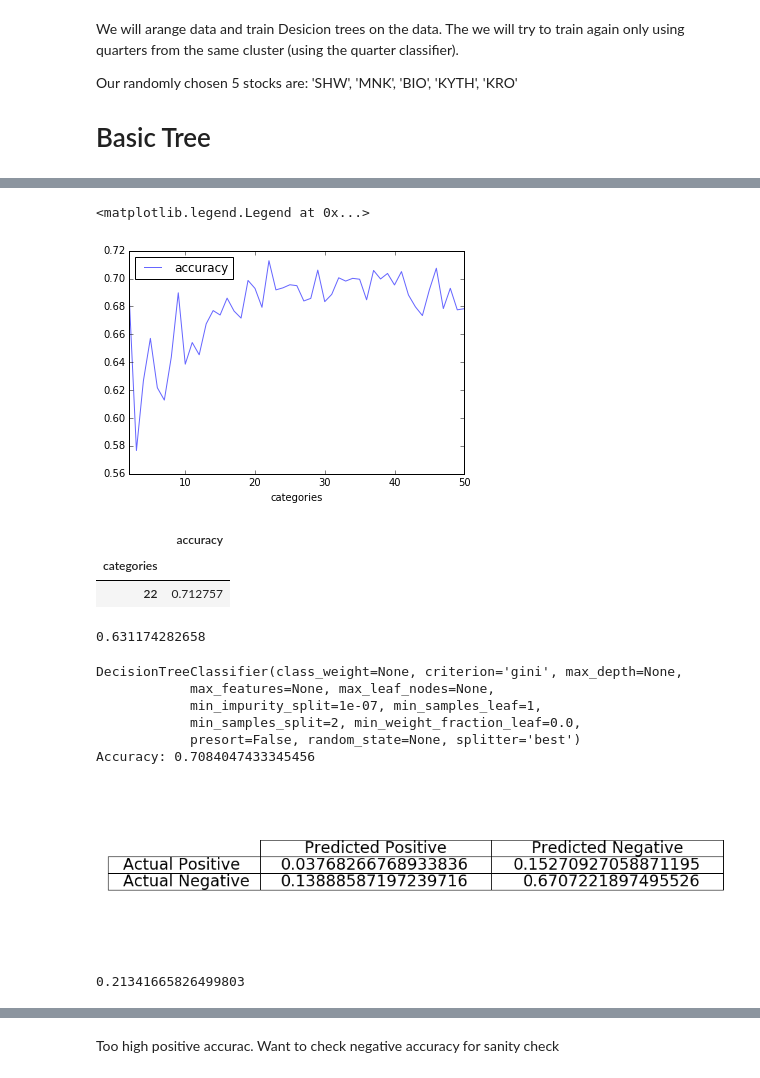
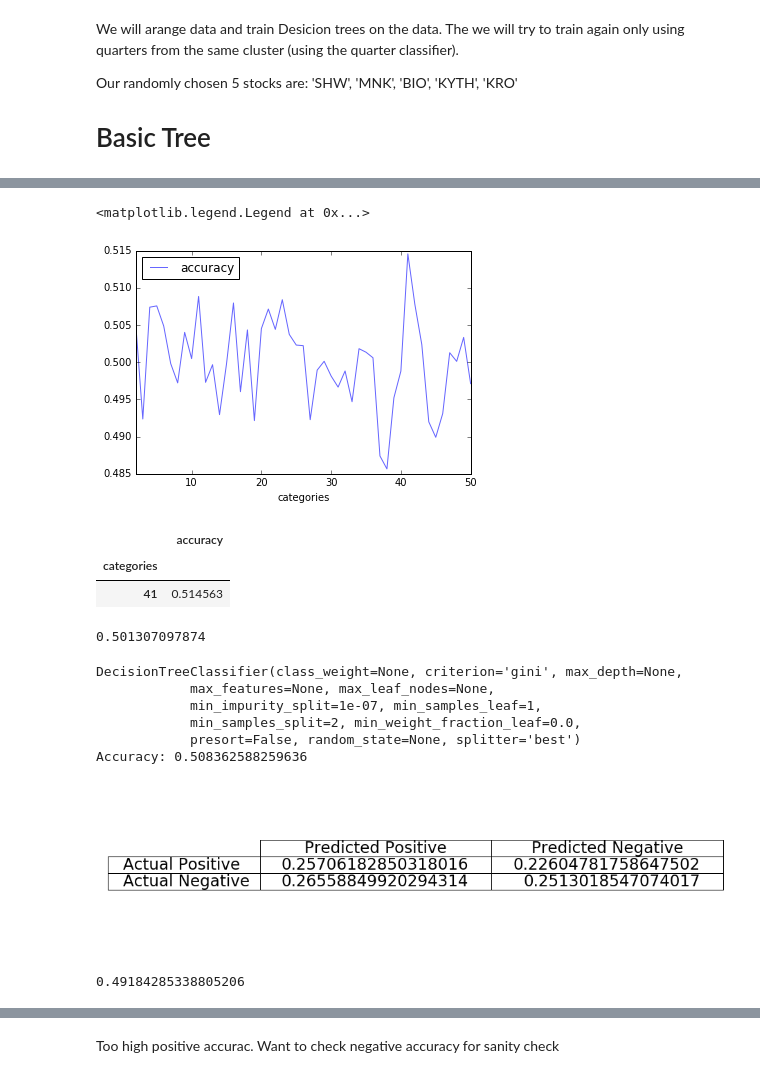
Before and after one commit to eytans/Stockifier, a Jupyter notebook: Decision Tree.ipynb, the cells around one changed output, grey strips where cells are left out. Drawn from its saved outputs; the diff is of its cells as text; code cells hidden in the pictures.

Commit message:
Final commit. fixed classifiers multiprocessing. finished trees notebook
Signed-off-by: Eytan Singher <eytan.singher@gmail.com>

```diff
--- a/Decision Tree.ipynb
+++ b/Decision Tree.ipynb
@@ -28,7 +28,7 @@ ld = LearningData()
 # %%
 stock_names = ('SHW', 'MNK', 'BIO', 'KYTH', 'KRO')
 logging.getLogger().setLevel(logging.ERROR)
-stocks = [TrainingData(sn, ld=ld).add_history(10).set_threshold(0.8).get() for sn in stock_names]
+stocks = [TrainingData(sn, ld=ld).add_history(10).get() for sn in stock_names]
 # %%
 import os
 print("Samples per stock:")
@@ -106,13 +106,13 @@ res.plot(kind='line', label='accuracy', alpha=alpha)
 plt.legend(loc='best')
 # %% [output]
 <matplotlib.legend.Legend at 0x...>
-[figure, old version]
+[figure, new version]
 # %%
 res.loc[res['accuracy'].apply(lambda r: r == res.accuracy.max())]
 # %% [output]
 |  | accuracy |
 | categories |  |
-| 22 | 0.712757 |
+| 41 | 0.514563 |
 # %%
 from sklearn.tree import DecisionTreeClassifier
 
@@ -122,25 +122,25 @@ accs = [cm.accuracy for cm in taccs.values()]
 accs.sort()
 print(sum(accs)/5.)
 # %% [output]
-0.631174282658
+0.501307097874
 # %%
 tmodel = DecisionTreeClassifier()
-tree_stocks = [(pandas.get_dummies(data.apply(lambda s: pandas.qcut(s.rank(method='first'), 22))), classes) for data, classes in stocks]
+tree_stocks = [(pandas.get_dummies(data.apply(lambda s: pandas.qcut(s.rank(method='first'), 41))), classes) for data, classes in stocks]
 cut_accs = run_model(tmodel, tree_stocks)
 cm = ConfusionMatrix.concat(iterator=cut_accs.values())
 cm.plot()
 # %% [output]
 DecisionTreeClassifier(class_weight=None, criterion='gini', max_depth=None,
             max_features=None, max_leaf_nodes=None,
             min_impurity_split=1e-07, min_samples_leaf=1,
             min_samples_split=2, min_weight_fraction_leaf=0.0,
             presort=False, random_state=None, splitter='best')
-Accuracy: 0.7084047433345456
+Accuracy: 0.508362588259636
-[figure, old version]
+[figure, new version]
 # %%
 print(cm.true_acc())
 # %% [output]
-0.21341665826499803
+0.49184285338805206
 # %%
 ConfusionMatrix.concat(iterator=taccs.values()).plot()
 # %% [output]
```
Also changed, not shown: parts of 50 cells of this notebook, 2 other files.
